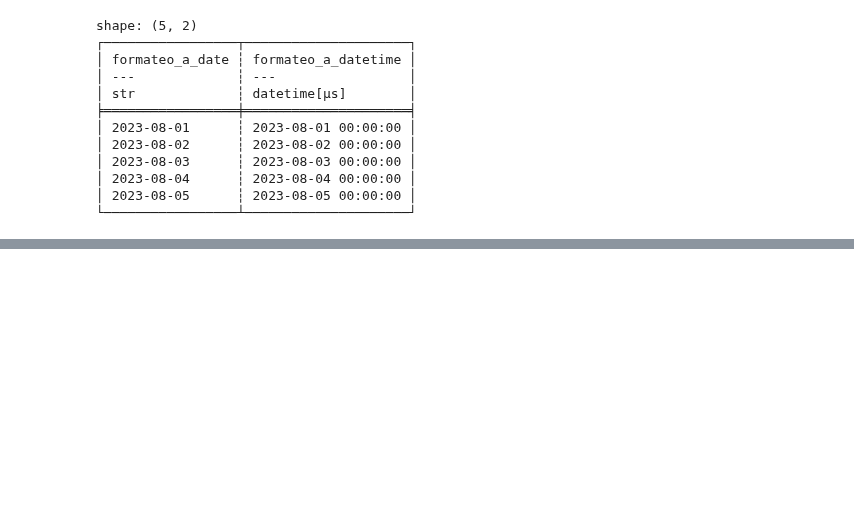
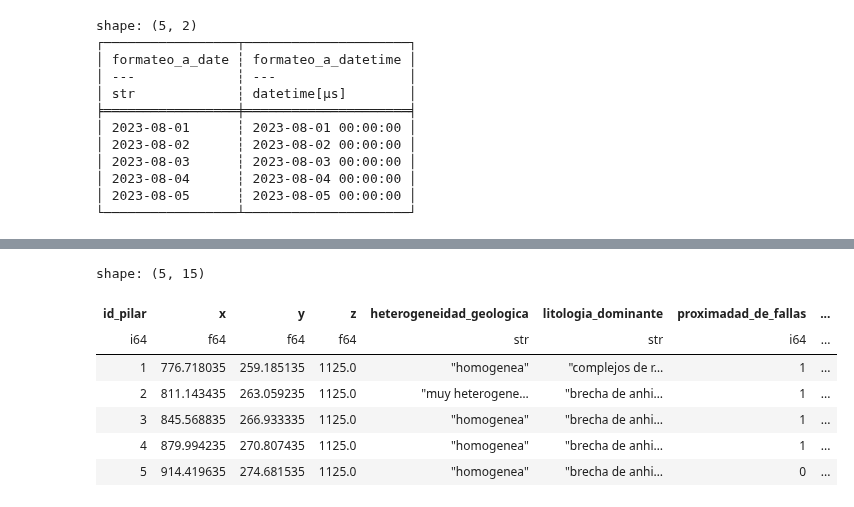
Before and after one commit to rquezadac/udd_data_analytics_lectures, a Jupyter notebook: Sección 5 - Introducción a Polars/clase_5_2.ipynb, the cells around one changed output, grey strips where cells are left out. Drawn from its saved outputs; the diff is of its cells as text; code cells hidden in the pictures; blank space fills up the shorter version.

Commit message:
polars expressions --> 3rd lecture

```diff
--- a/Sección 5 - Introducción a Polars/clase_5_2.ipynb
+++ b/Sección 5 - Introducción a Polars/clase_5_2.ipynb
@@ -1253,0 +1348,15 @@ shape: (5, 2)
+# %%
+# Cargamos nuestro dataset en un DataFrame de Polars.
+df_pillars = pl.read_csv(source="datasets/pillars_geotechnical_data.csv")
+# %%
+# Mostramos las primeras filas de este DataFrame.
+df_pillars.head()
+# %% [output]
+shape: (5, 15)
+| id_pilar | x | y | z | heterogeneidad_geologica | litologia_dominante | proximadad_de_fallas | ... |
+| i64 | f64 | f64 | f64 | str | str | i64 | ... |
+| 1 | 776.718035 | 259.185135 | 1125.0 | "homogenea" | "complejos de r… | 1 | ... |
+| 2 | 811.143435 | 263.059235 | 1125.0 | "muy heterogene… | "brecha de anhi… | 1 | ... |
+| 3 | 845.568835 | 266.933335 | 1125.0 | "homogenea" | "brecha de anhi… | 1 | ... |
+| 4 | 879.994235 | 270.807435 | 1125.0 | "homogenea" | "brecha de anhi… | 1 | ... |
+| 5 | 914.419635 | 274.681535 | 1125.0 | "homogenea" | "brecha de anhi… | 0 | ... |
```
Also changed, not shown: parts of 66 cells of this notebook, 3 other files.
